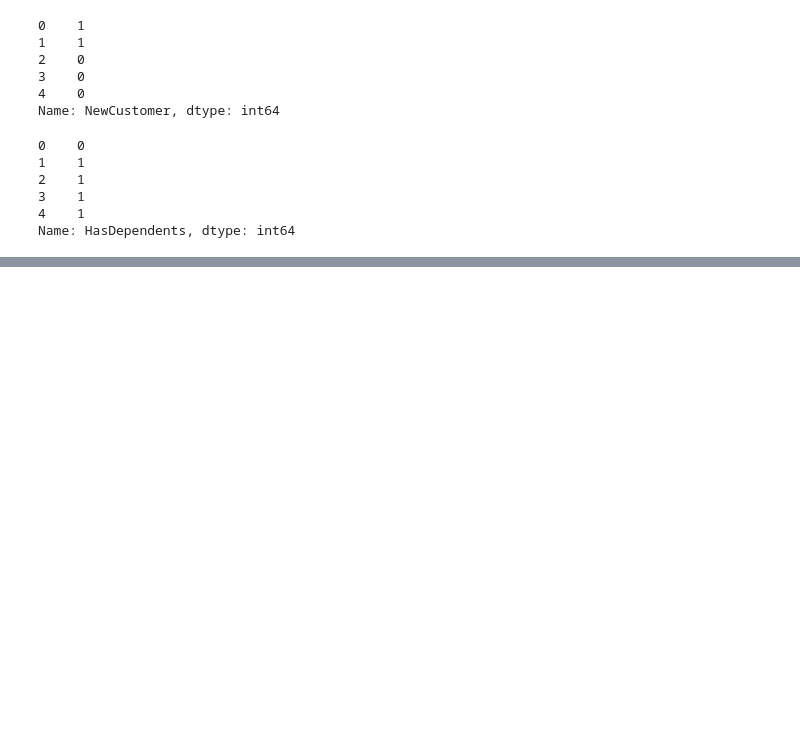
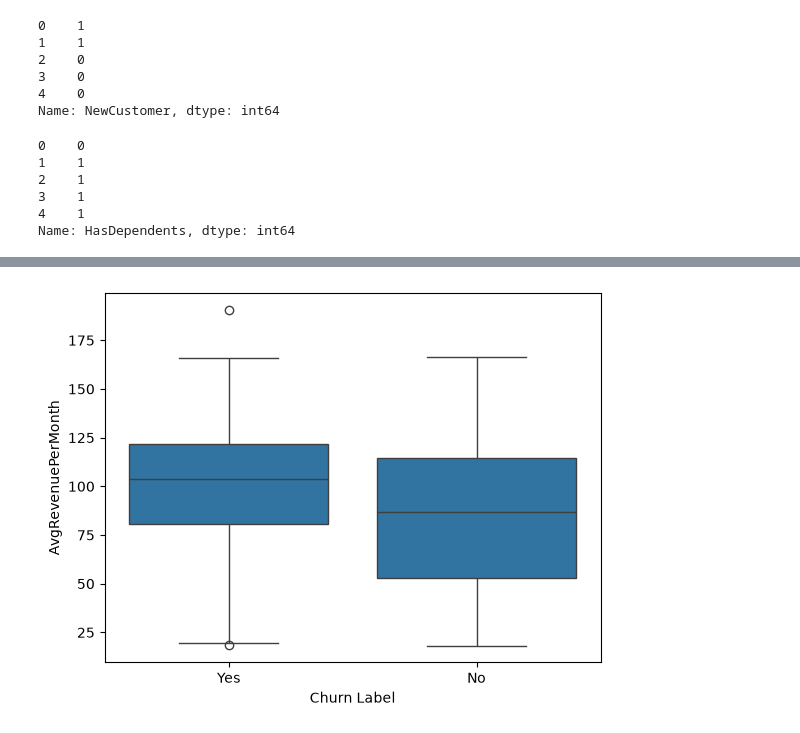
Before and after one commit to JIBANJYOTIMOHANTY/Machine-Learning, a Jupyter notebook: algorithms/Logistic Regression/Customer_Churn.ipynb, the cells around one changed output, grey strips where cells are left out. Saved outputs shown, nothing was run; the diff lists cells and outputs as text; code cells hidden in the pictures; blank space fills up the shorter version.

Commit message:
chore: re-run Customer_Churn notebook and update execution counts

```diff
--- a/algorithms/Logistic Regression/Customer_Churn.ipynb
+++ b/algorithms/Logistic Regression/Customer_Churn.ipynb
@@ -307,0 +355,5 @@ Name: HasDependents, dtype: int64
+# %%
+df_model['AvgRevenuePerMonth'] = (
+    df_model['Total Revenue'] / df_model['Tenure in Months']
+).replace(0, 1)
+df_model['AvgRevenuePerMonth']
@@ -307,0 +373,5 @@ Name: HasDependents, dtype: int64
+# %%
+sns.boxplot(data=df_model, x='Churn Label', y='AvgRevenuePerMonth')
+plt.show()
+# %% [output]
+[figure, added]
```
Also changed, not shown: parts of 23 cells of this notebook.
